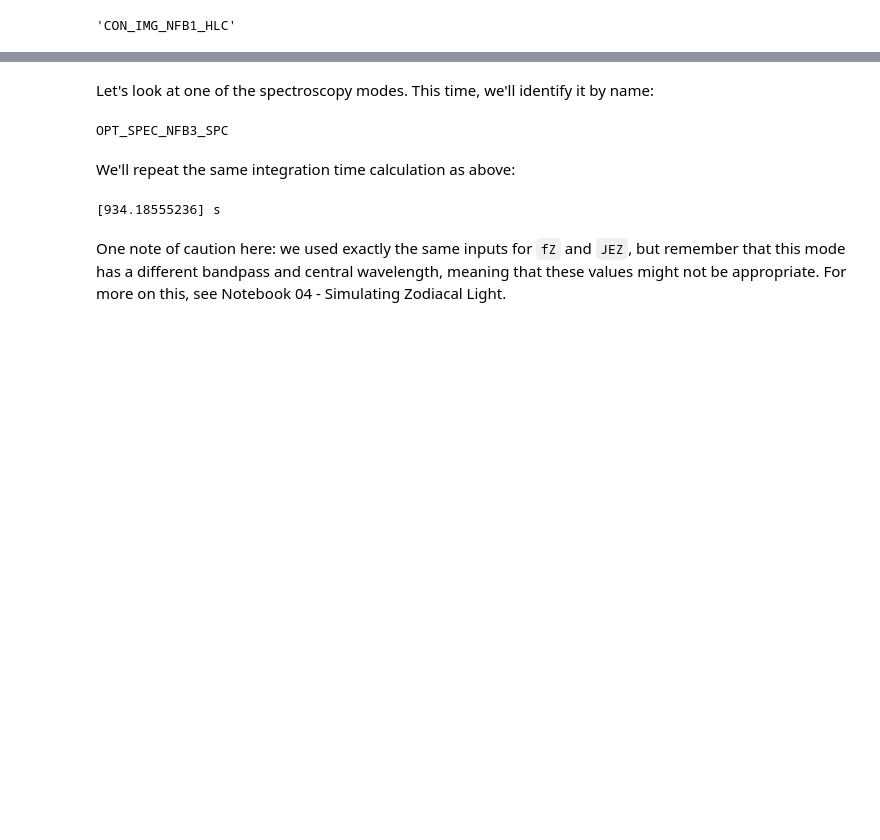
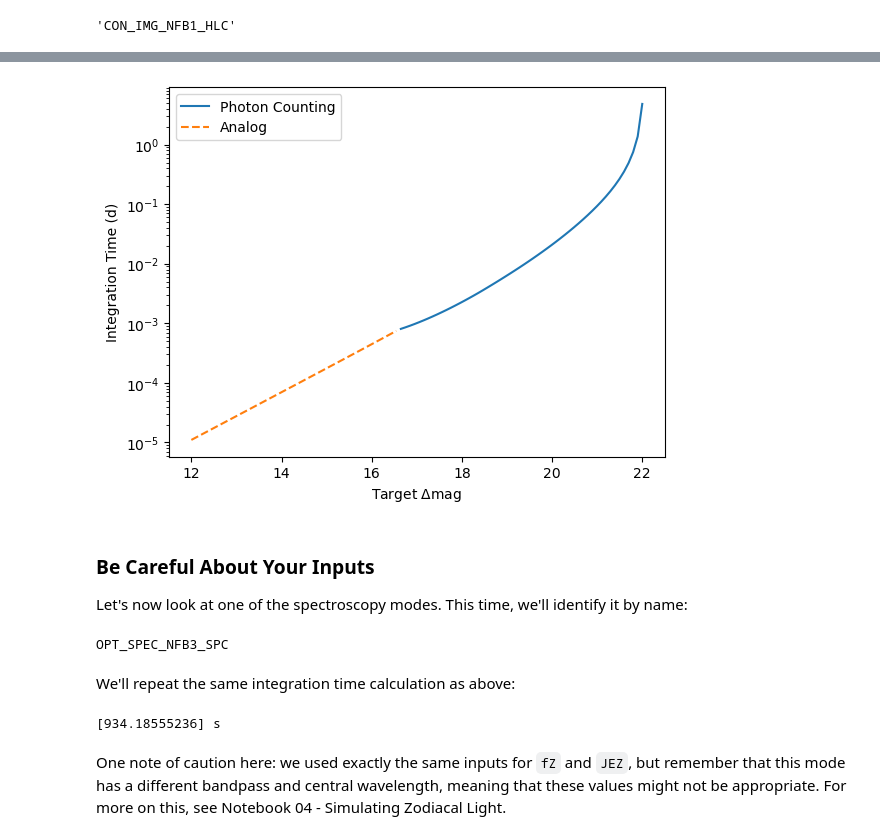
Before and after one commit to roman-corgi/corgietc, a Jupyter notebook: Notebooks/01_Anatomy_of_an_Integration_Time_Calculation.ipynb, the cells around one changed output, grey strips where cells are left out. Cells and saved outputs as stored; diff of their text form; code cells hidden in the pictures; blank space fills up the shorter version.

```diff
--- a/Notebooks/01_Anatomy_of_an_Integration_Time_Calculation.ipynb
+++ b/Notebooks/01_Anatomy_of_an_Integration_Time_Calculation.ipynb
@@ -298,5 +339,17 @@ plt.title(fr"Maximum Achievable $\Delta$mag $\approx$ {np.min(dMags[np.isnan(int
+# %%
+Cp, Cb, Csp, extra = OS.Cp_Cb_Csp(TL, [sInds]*len(dMags2), fZ, JEZ, dMags2, WA, mode, TK=TK, returnExtra=True)
+plt.figure()
+plt.semilogy(dMags2[extra["photonCounting"]], intTimes_auto2[extra["photonCounting"]], label="Photon Counting")
+plt.semilogy(dMags2[~extra["photonCounting"]], intTimes_auto2[~extra["photonCounting"]], '--', label="Analog")
+plt.xlabel(r"Target $\Delta$mag")
+plt.ylabel(f"Integration Time ({intTimes_allPhotonCounting.unit})")
+plt.legend();
+# %% [output]
+[figure, added]
 # %% [markdown]
-Let's look at one of the spectroscopy modes. This time, we'll identify it by name:
+### Be Careful About Your Inputs
+
+Let's now look at one of the spectroscopy modes. This time, we'll identify it by name:
 # %%
 specmode = list(
     filter(lambda mode: mode["Scenario"] == "OPT_SPEC_NFB3_SPC", OS.observingModes)
```
Also changed, not shown: parts of 18 cells of this notebook, 4 other files.
